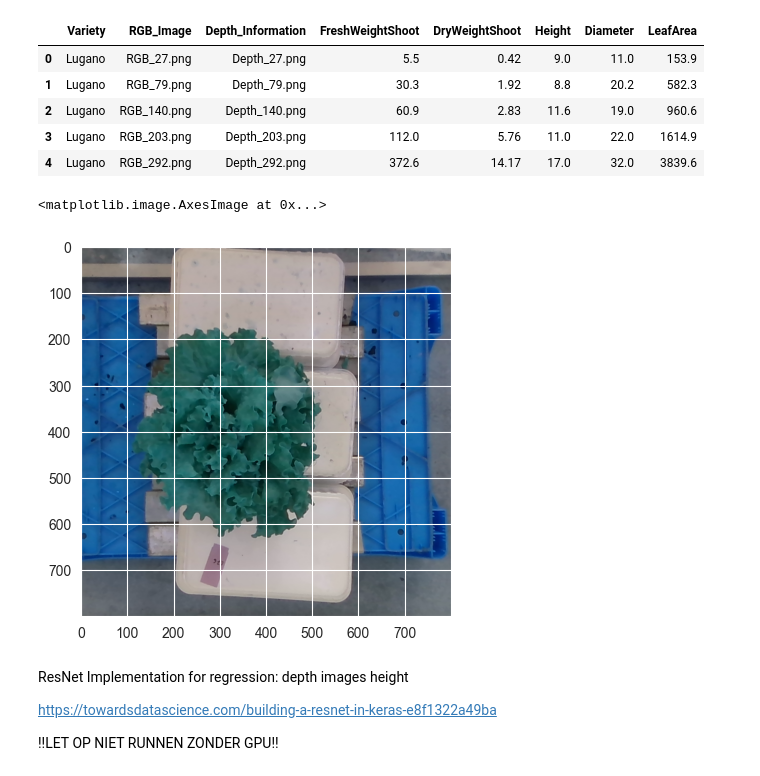
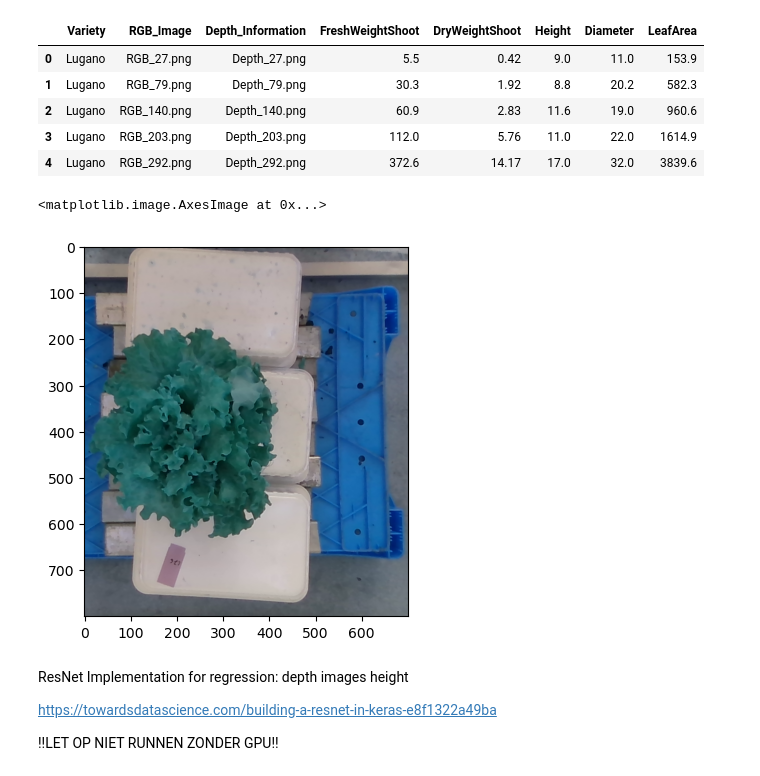
Before and after one commit to Niekwijs/lettuce-growth-models, a Jupyter notebook: growth-recog.ipynb, the cells around one changed output. Saved outputs shown, nothing was run; the diff lists cells and outputs as text; code cells hidden in the pictures.

```diff
--- a/growth-recog.ipynb
+++ b/growth-recog.ipynb
@@ -45,14 +47,14 @@ df.head()
 | 4 | Lugano | RGB_292.png | Depth_292.png | 372.6 | 14.17 | 17.0 | 32.0 | 3839.6 |
 # %%
 # testing images shaping
-img = cv2.imread('.\data\RGBImages\RGB_270.png')
+img = cv2.imread('.\data\RGBImagesResize\RGB_270.png')
 w, h, c = img.shape
 
 img = img[ (w // 2 - 400 ) : (w // 2 + 400) , (h // 2 - 400 + 100)  : (h // 2 + 400 + 100) ]
 plt.imshow(img)
 # %% [output]
 <matplotlib.image.AxesImage at 0x...>
-[figure, old version]
+[figure, new version]
 # %%
 def prepare_data(rgb=False,y_key='Height'):
     all_images = []
```
Also changed, not shown: parts of 3 cells of this notebook, 2 other files.
